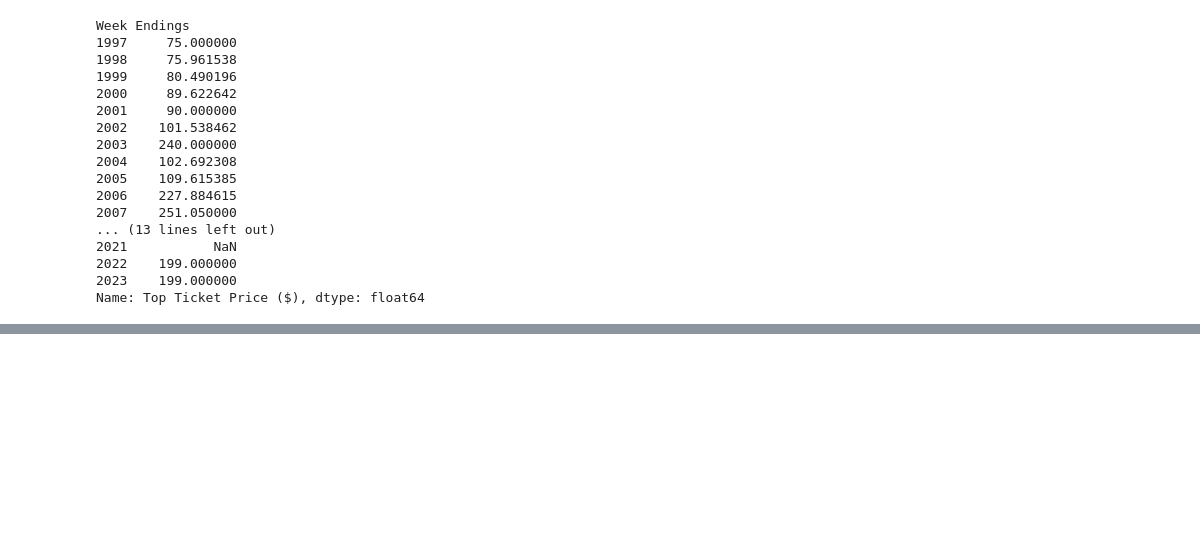
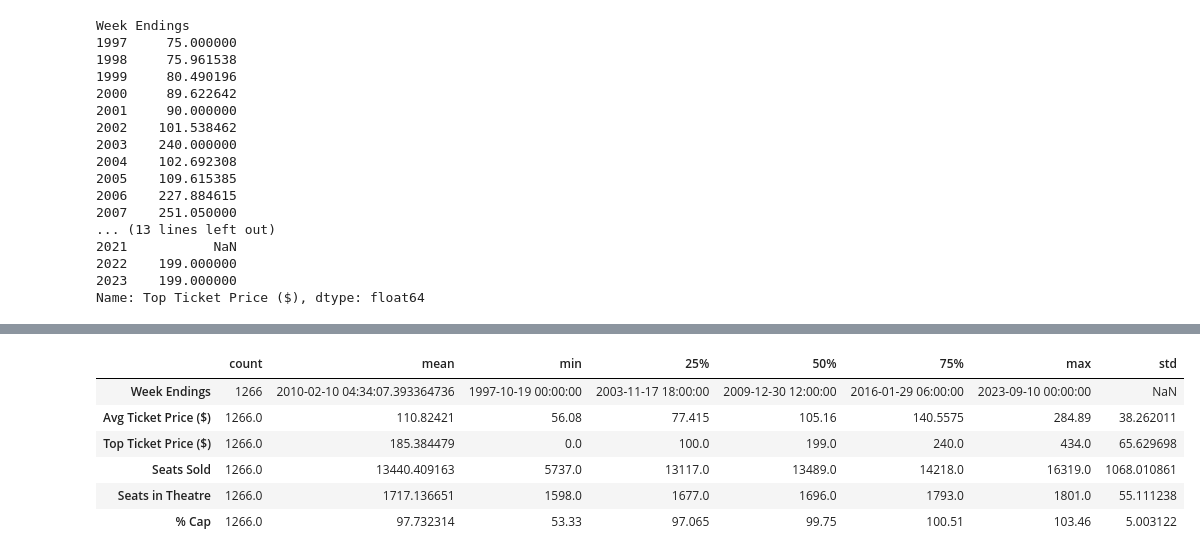
Before and after one commit to Yug-Oswal/Broadway-LionKing-Analysis, a Jupyter notebook: data-analysis-initial.ipynb, the cells around one changed output, grey strips where cells are left out. Saved outputs shown, nothing was run; the diff lists cells and outputs as text; code cells hidden in the pictures; blank space fills up the shorter version.

Commit message:
added: data cleaning done, chores completed, data completely transformed

```diff
--- a/data-analysis-initial.ipynb
+++ b/data-analysis-initial.ipynb
@@ -267,7 +270,8 @@ print(data[data['Seats in Theatre'] == 0].shape)
 # %%
 dates = data['Week Endings']
 grouped_df = data.groupby(by=dates.dt.year)
-print(grouped_df['Top Ticket Price ($)'].mean())
+mean_series = grouped_df['Top Ticket Price ($)'].mean()
+print(mean_series)
 # %% [output]
 Week Endings
 1997     75.000000
@@ -311,0 +300,12 @@ AttributeError: 'DataFrameGroupBy' object has no attribute 'compare'
+# %%
+# Setting the top ticket price for year 2021:
+# This will be done manually bcuz there exists no mean for the year 2021, all values are NaN
+
+# Setting the boolean mask first only, as we will be reusing it
+boolean_mask = np.isnan(data['Top Ticket Price ($)']) & (data['Week Endings'].dt.year == 2021)
+# Checking before assigning mean value:
+print(data['Top Ticket Price ($)'][boolean_mask].head(3))
+# Assigning mean value:
+data.loc[boolean_mask, 'Top Ticket Price ($)'] = 199.0
+# After data cleaning:
+data['Top Ticket Price ($)'][boolean_mask].head(3)
@@ -311,0 +321,8 @@ AttributeError: 'DataFrameGroupBy' object has no attribute 'compare'
+# %%
+def set_top_t_price_to_mean(weekdata):
+    weekdata['Top Ticket Price ($)'] = mean_series[weekdata['Week Endings'].year]
+    return weekdata
+# %%
+boolean_mask = np.isnan(data['Top Ticket Price ($)'])
+data.loc[boolean_mask, : ] = data.loc[boolean_mask, : ].apply(set_top_t_price_to_mean, axis=1)
+print(data[np.isnan(data['Top Ticket Price ($)'])])
@@ -311,0 +349,10 @@ AttributeError: 'DataFrameGroupBy' object has no attribute 'compare'
+# %%
+data.describe().transpose()
+# %% [output]
+|  | count | mean | min | 25% | 50% | 75% | max | std |
+| Week Endings | 1266 | 2010-02-10 04:34:07.393364736 | 1997-10-19 00:00:00 | 2003-11-17 18:00:00 | 2009-12-30 12:00:00 | 2016-01-29 06:00:00 | 2023-09-10 00:00:00 | NaN |
+| Avg Ticket Price ($) | 1266.0 | 110.82421 | 56.08 | 77.415 | 105.16 | 140.5575 | 284.89 | 38.262011 |
+| Top Ticket Price ($) | 1266.0 | 185.384479 | 0.0 | 100.0 | 199.0 | 240.0 | 434.0 | 65.629698 |
+| Seats Sold | 1266.0 | 13440.409163 | 5737.0 | 13117.0 | 13489.0 | 14218.0 | 16319.0 | 1068.010861 |
+| Seats in Theatre | 1266.0 | 1717.136651 | 1598.0 | 1677.0 | 1696.0 | 1793.0 | 1801.0 | 55.111238 |
+| % Cap | 1266.0 | 97.732314 | 53.33 | 97.065 | 99.75 | 100.51 | 103.46 | 5.003122 |
```
Also changed, not shown: parts of 7 cells of this notebook.
